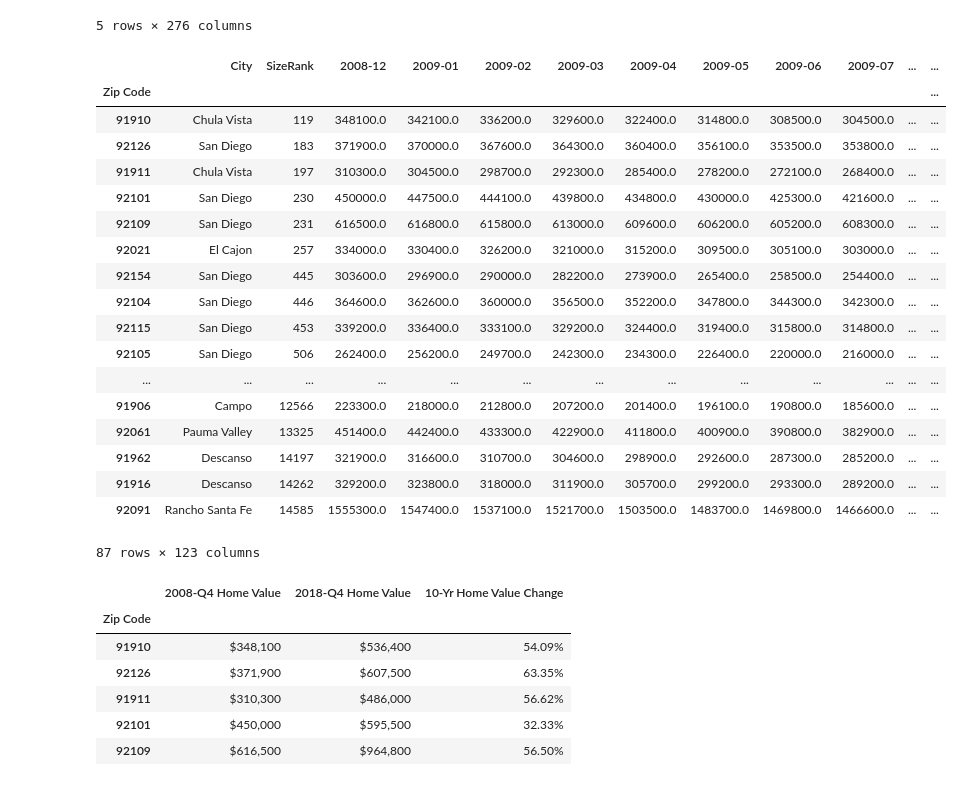
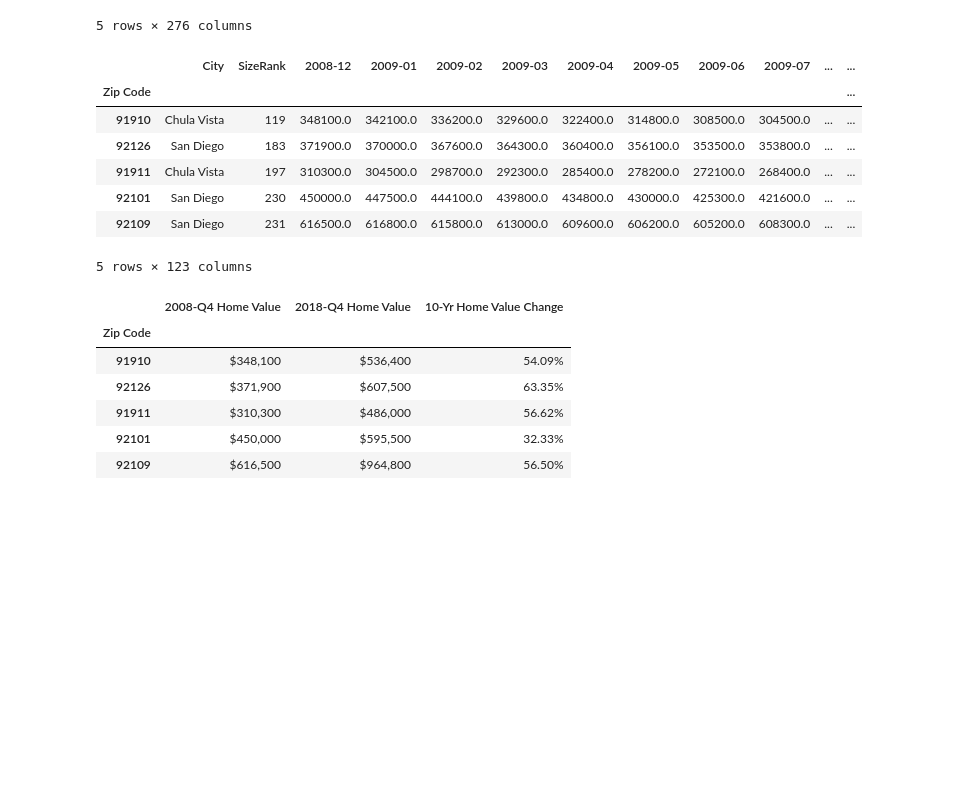
Before and after one commit to cgainor/Housing-and-Income-Appreciation, a Jupyter notebook: Work/ZipCode_10yr_Line.ipynb, the cells around one changed output. Drawn from its saved outputs; the diff is of its cells as text; code cells hidden in the pictures; blank space fills up the shorter version.

```diff
--- a/Work/ZipCode_10yr_Line.ipynb
+++ b/Work/ZipCode_10yr_Line.ipynb
@@ -39,37 +39,26 @@ sd_county_zips_index.head()
 # %%
 # Find column index for desired date range start and end
 start = sd_county_zips_index.columns.get_loc("2008-12")
 end = sd_county_zips_index.columns.get_loc("2018-12")
 
 # Make a new dataframe containing the 10 year range of data Dec 2008 - Dec 2018
 # range_dates = sd_county_zips_index.iloc[:, start:end+1]
 sd_county_zips_10yr_city_rank = pd.DataFrame(sd_county_zips_index, columns=["City", "SizeRank"])
 
 sd_county_zips_10yr_date_range = sd_county_zips_index.iloc[:, start:end+1]
 
 sd_county_zips_10yr = pd.merge(sd_county_zips_10yr_city_rank, sd_county_zips_10yr_date_range, on="RegionName")
 sd_county_zips_10yr.index.names = ['Zip Code']
-sd_county_zips_10yr
+sd_county_zips_10yr.head()
 # %% [output]
 |  | City | SizeRank | 2008-12 | 2009-01 | 2009-02 | 2009-03 | 2009-04 | 2009-05 | 2009-06 | 2009-07 | ... | ... |
 | Zip Code |  |  |  |  |  |  |  |  |  |  |  | ... |
 | 91910 | Chula Vista | 119 | 348100.0 | 342100.0 | 336200.0 | 329600.0 | 322400.0 | 314800.0 | 308500.0 | 304500.0 | ... | ... |
 | 92126 | San Diego | 183 | 371900.0 | 370000.0 | 367600.0 | 364300.0 | 360400.0 | 356100.0 | 353500.0 | 353800.0 | ... | ... |
 | 91911 | Chula Vista | 197 | 310300.0 | 304500.0 | 298700.0 | 292300.0 | 285400.0 | 278200.0 | 272100.0 | 268400.0 | ... | ... |
 | 92101 | San Diego | 230 | 450000.0 | 447500.0 | 444100.0 | 439800.0 | 434800.0 | 430000.0 | 425300.0 | 421600.0 | ... | ... |
 | 92109 | San Diego | 231 | 616500.0 | 616800.0 | 615800.0 | 613000.0 | 609600.0 | 606200.0 | 605200.0 | 608300.0 | ... | ... |
-| 92021 | El Cajon | 257 | 334000.0 | 330400.0 | 326200.0 | 321000.0 | 315200.0 | 309500.0 | 305100.0 | 303000.0 | ... | ... |
-| 92154 | San Diego | 445 | 303600.0 | 296900.0 | 290000.0 | 282200.0 | 273900.0 | 265400.0 | 258500.0 | 254400.0 | ... | ... |
-| 92104 | San Diego | 446 | 364600.0 | 362600.0 | 360000.0 | 356500.0 | 352200.0 | 347800.0 | 344300.0 | 342300.0 | ... | ... |
-| 92115 | San Diego | 453 | 339200.0 | 336400.0 | 333100.0 | 329200.0 | 324400.0 | 319400.0 | 315800.0 | 314800.0 | ... | ... |
-| 92105 | San Diego | 506 | 262400.0 | 256200.0 | 249700.0 | 242300.0 | 234300.0 | 226400.0 | 220000.0 | 216000.0 | ... | ... |
-| ... | ... | ... | ... | ... | ... | ... | ... | ... | ... | ... | ... | ... |
-| 91906 | Campo | 12566 | 223300.0 | 218000.0 | 212800.0 | 207200.0 | 201400.0 | 196100.0 | 190800.0 | 185600.0 | ... | ... |
-| 92061 | Pauma Valley | 13325 | 451400.0 | 442400.0 | 433300.0 | 422900.0 | 411800.0 | 400900.0 | 390800.0 | 382900.0 | ... | ... |
-| 91962 | Descanso | 14197 | 321900.0 | 316600.0 | 310700.0 | 304600.0 | 298900.0 | 292600.0 | 287300.0 | 285200.0 | ... | ... |
-| 91916 | Descanso | 14262 | 329200.0 | 323800.0 | 318000.0 | 311900.0 | 305700.0 | 299200.0 | 293300.0 | 289200.0 | ... | ... |
-| 92091 | Rancho Santa Fe | 14585 | 1555300.0 | 1547400.0 | 1537100.0 | 1521700.0 | 1503500.0 | 1483700.0 | 1469800.0 | 1466600.0 | ... | ... |
-87 rows × 123 columns
+5 rows × 123 columns
 # %%
 # Make a dataframe for summary
 summary_zips_base = pd.DataFrame(sd_county_zips_10yr, columns=["2008-12", "2018-12"])
```
Also changed, not shown: parts of 5 cells of this notebook.
